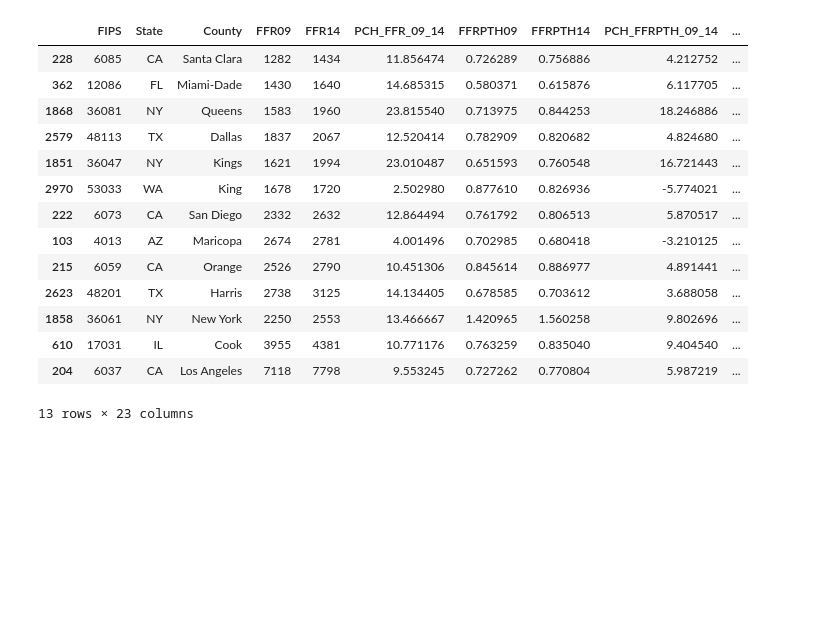
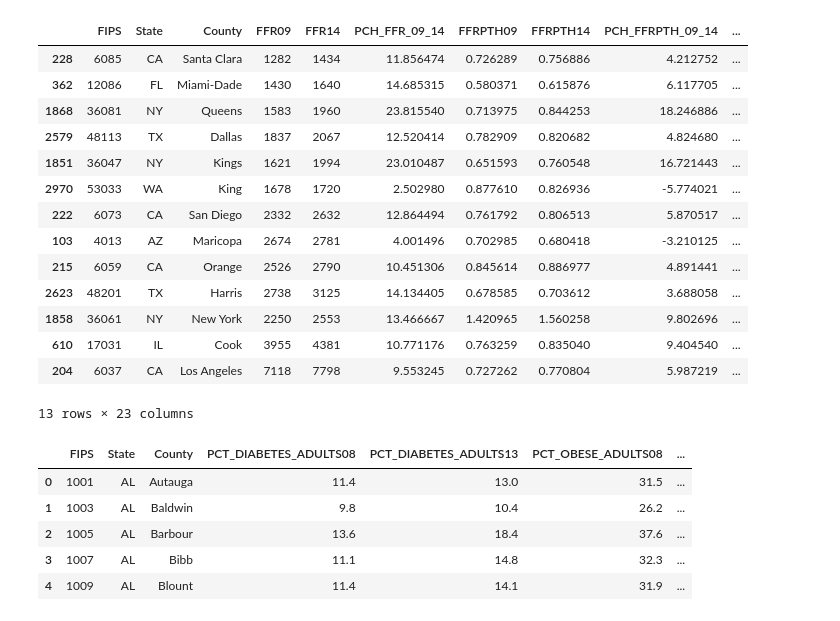
Before and after one commit to davidmudrauskas/data_science, a Jupyter notebook: food_environment/eda/initial_exploration.ipynb, the cells around one changed output. Saved outputs shown, nothing was run; the diff lists cells and outputs as text; code cells hidden in the pictures; blank space fills up the shorter version.

```diff
--- a/food_environment/eda/initial_exploration.ipynb
+++ b/food_environment/eda/initial_exploration.ipynb
@@ -110,4 +110,16 @@ restaurants[restaurants['total_restaurants_14'] > 3000] \
 # %%
 # It could be interesting to look at links between restaurant landscape and socioeconomics and public health
 # What does the restaurant landscape look like for a physically healthy community? An economically healthy one?
 # I'm going to deliberately avoid suggesting any causality for now
+
+# An obvious one is diabetes and diet
+# Who with diabetes wants to self-report spending a lot of money on fast food? I wonder how reliable these numbers are
+health = pd.read_csv(project_dir + 'data/HEALTH.csv')
+health.head()
+# %% [output]
+|  | FIPS | State | County | PCT_DIABETES_ADULTS08 | PCT_DIABETES_ADULTS13 | PCT_OBESE_ADULTS08 | ... |
+| 0 | 1001 | AL | Autauga | 11.4 | 13.0 | 31.5 | ... |
+| 1 | 1003 | AL | Baldwin | 9.8 | 10.4 | 26.2 | ... |
+| 2 | 1005 | AL | Barbour | 13.6 | 18.4 | 37.6 | ... |
+| 3 | 1007 | AL | Bibb | 11.1 | 14.8 | 32.3 | ... |
+| 4 | 1009 | AL | Blount | 11.4 | 14.1 | 31.9 | ... |
```
Also changed, not shown: parts of 4 cells of this notebook.
